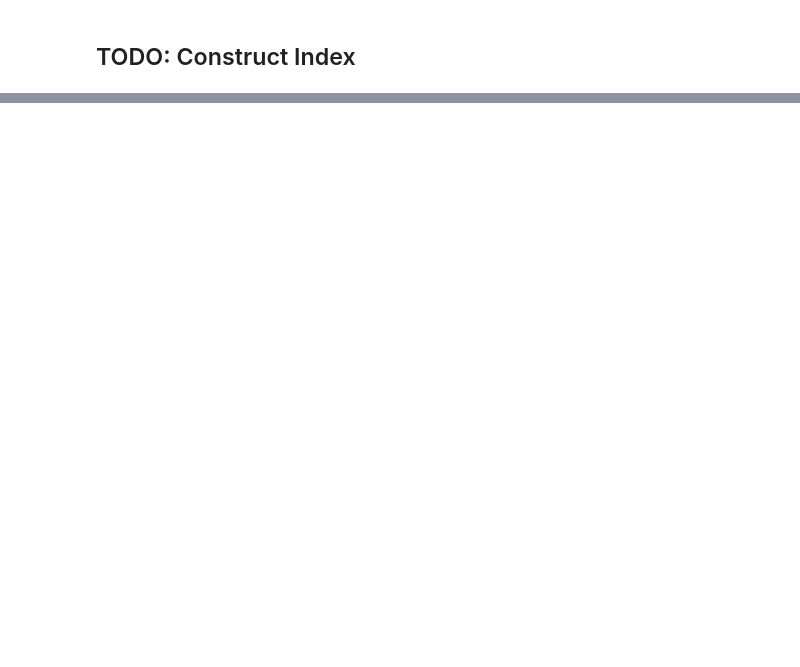
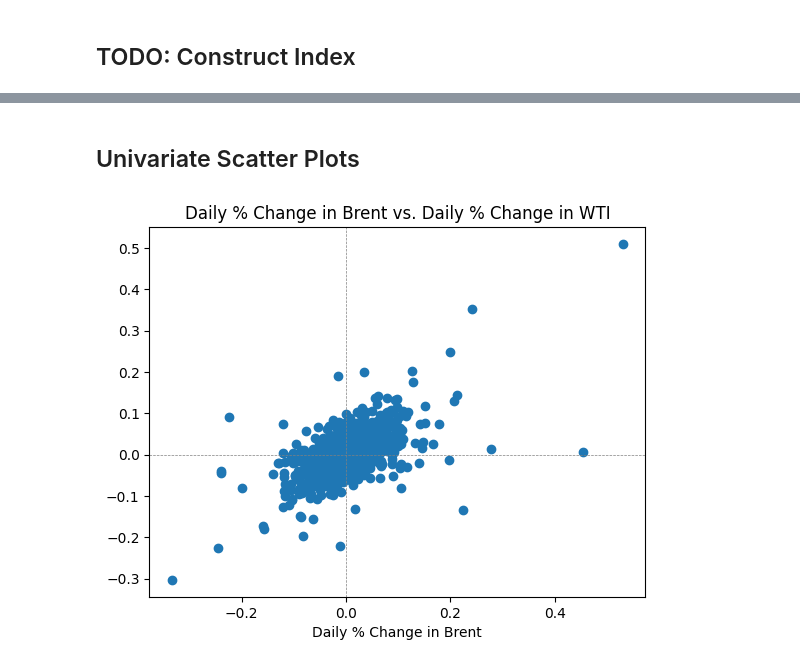
Before and after one commit to tmoolji/IMLFinalProj, a Jupyter notebook: final_proj.ipynb, the cells around one changed output, grey strips where cells are left out. Cells and saved outputs as stored; diff of their text form; code cells hidden in the pictures; blank space fills up the shorter version.

```diff
--- a/final_proj.ipynb
+++ b/final_proj.ipynb
@@ -209,3 +275,18 @@ for tkr in tickers:
+# %% [markdown]
+## Univariate Scatter Plots
+# %%
+oil_data = oil_data[oil_data["Brent_Daily_Change"] > -1]
+oil_data = oil_data[oil_data["WTI_Daily_Change"] > -1]
+
+plt.scatter(oil_data["WTI_Daily_Change"], oil_data["Brent_Daily_Change"])
+plt.title("Daily % Change in Brent vs. Daily % Change in WTI")
+plt.xlabel("Daily % Change in WTI")
+plt.xlabel("Daily % Change in Brent")
+plt.axhline(0, color='grey', linewidth=0.5, linestyle='--')
+plt.axvline(0, color='grey', linewidth=0.5, linestyle='--')
+plt.show()
+# %% [output]
+[figure, added]
 # %%
 for tkr in tickers:
     data = price_data[tkr]
```
Also changed, not shown: parts of 8 cells of this notebook, 1 other file.
